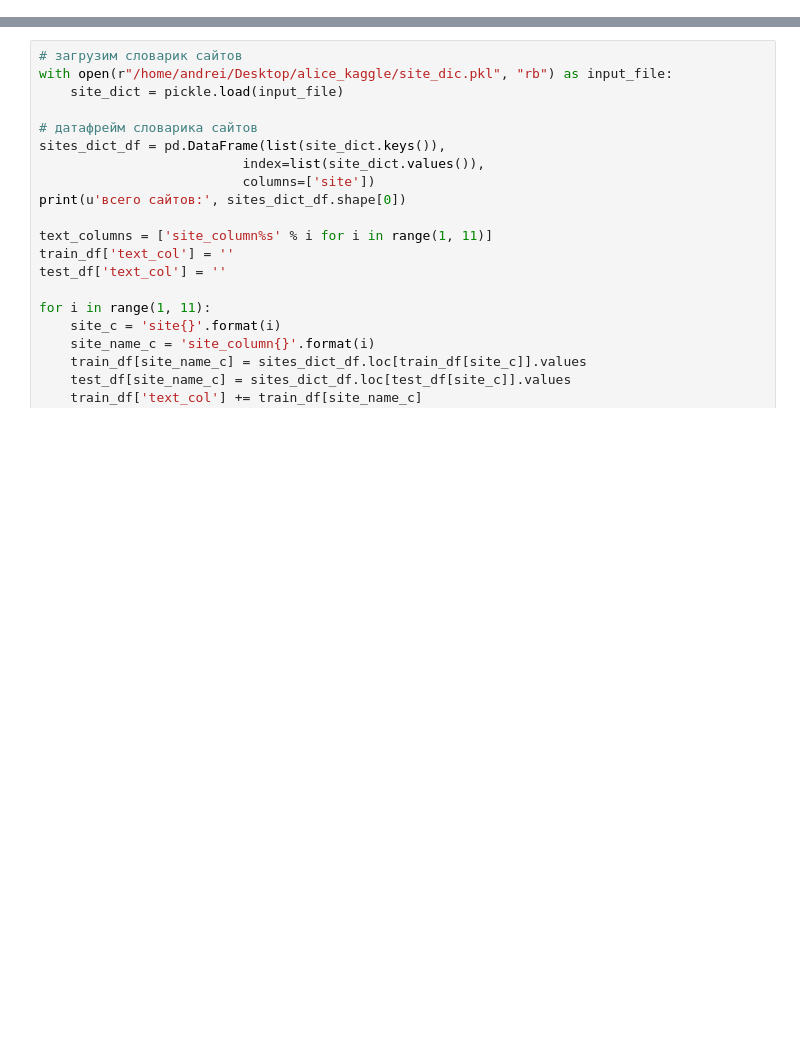
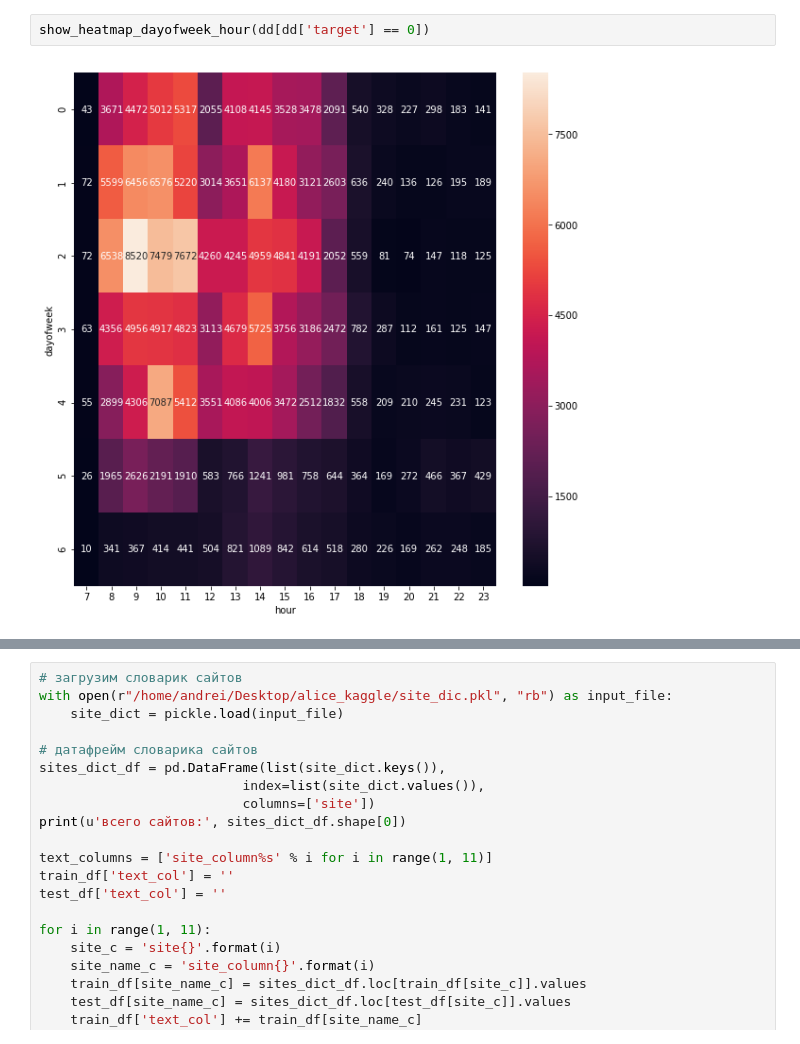
Before and after one commit to aduhovnik/ds-ml, a Jupyter notebook: alice_kaggle/alice.ipynb, the cells around one changed output, grey strips where cells are left out. Cells and saved outputs as stored; diff of their text form; blank space fills up the shorter version.

```diff
--- a/alice_kaggle/alice.ipynb
+++ b/alice_kaggle/alice.ipynb
@@ -39,0 +98,4 @@ train_df.head()
+# %%
+show_heatmap_dayofweek_hour(dd[dd['target'] == 0])
+# %% [output]
+[figure, added]
```
Also changed, not shown: parts of 21 cells of this notebook, 1 other file.
